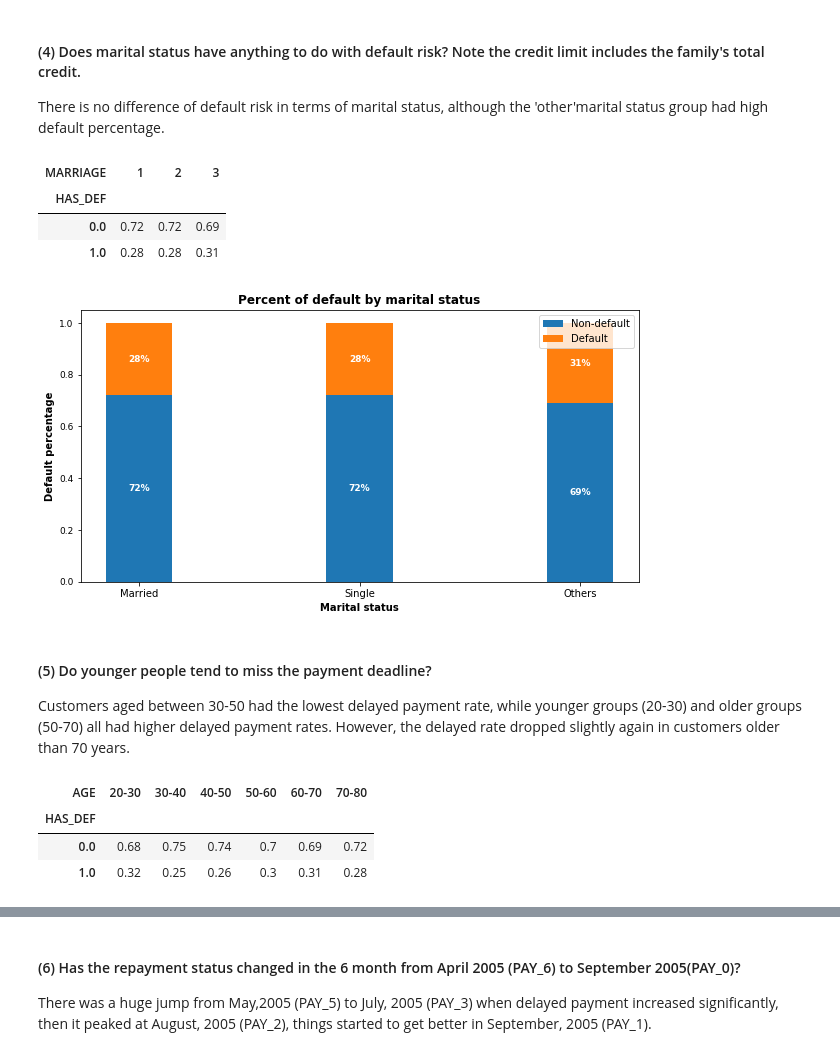
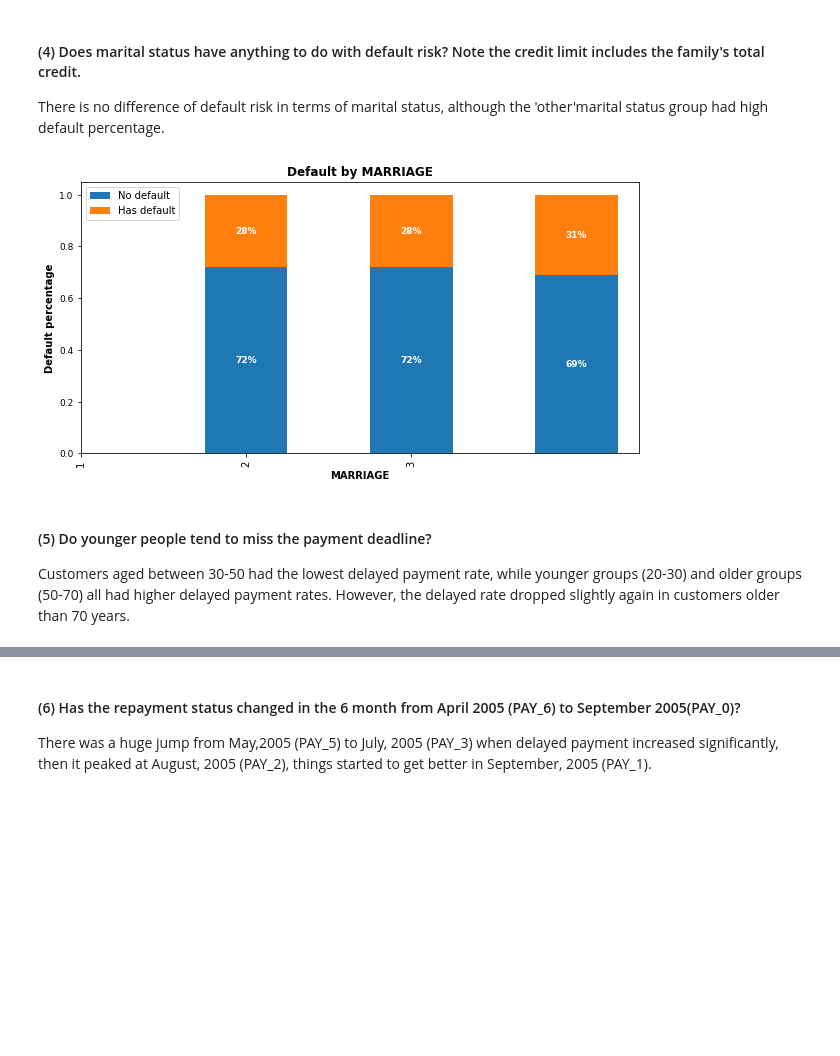
Before and after one commit to Hamrita/credit-card-default-prediction, a Jupyter notebook: EDA/credit_card_default_analysis_part1_EDA.ipynb, the cells around one changed output, grey strips where cells are left out. Drawn from its saved outputs; the diff is of its cells as text; code cells hidden in the pictures; blank space fills up the shorter version.

```diff
--- a/EDA/credit_card_default_analysis_part1_EDA.ipynb
+++ b/EDA/credit_card_default_analysis_part1_EDA.ipynb
@@ -466,34 +437,12 @@ plt.show()
 # %% [markdown]
 #### (4) Does marital status have anything to do with default risk? Note the credit limit includes the family's total credit.
 There is no difference of default risk in terms of marital status, although the 'other'marital status group had high default percentage.
-# %%
-# Get the percentage of default and non-default by marital group
-# 1: 'Married',2:'Single',3:'Others'
-
-default_by_mar = pd.crosstab(index=df['HAS_DEF'],columns = df['MARRIAGE'], normalize = 'columns')
-default_by_mar = default_by_mar.apply(lambda x: round(x,2))
-
-default_by_mar
-# %% [output]
-| MARRIAGE | 1 | 2 | 3 |
-| HAS_DEF |  |  |  |
-| 0.0 | 0.72 | 0.72 | 0.69 |
-| 1.0 | 0.28 | 0.28 | 0.31 |
-# %%
-# Plot a stacked bar chart to visualize default and non-default distribution by marital status
-
-labels = ["Married","Single","Others"]
-list1 = [0.72,0.72,0.69]
-list2 = [0.28,0.28,0.31]
-list1_name = "Non-default"
-list2_name = "Default"
-title = "Percent of default by marital status"
-xlabel = "Marital status"
-ylabel = "Default percentage"
-
-create_stacked_bar(labels,list1,list2,list1_name,list2_name,title,xlabel,ylabel)
-# %% [output]
-[figure, removed]
+# %%
+# Plot a stacked bar chart to visualize default and non-default distribution by marital status
+
+create_stacked_bar('MARRIAGE')
+# %% [output]
+[figure, added]
 # %% [markdown]
 #### (5) Do younger people tend to miss the payment deadline?
 
@@ -504,15 +453,3 @@ Customers aged between 30-50 had the lowest delayed payment rate, while younger
 bins= [21,30,40,50,60,70,80]
 labels = ['20-30','30-40','40-50','50-60','60-70','70-80']
 df['AGE'] = pd.cut(df['AGE'],bins=bins, labels=labels,right=False)
-# %%
-# Get the percentage of default and non-default by "AGE" group
-
-default_by_age = pd.crosstab(index=df['HAS_DEF'],columns = df['AGE'], normalize = 'columns')
-default_by_age = default_by_age.apply(lambda x: round(x,2))
-
-default_by_age
-# %% [output]
-| AGE | 20-30 | 30-40 | 40-50 | 50-60 | 60-70 | 70-80 |
-| HAS_DEF |  |  |  |  |  |  |
-| 0.0 | 0.68 | 0.75 | 0.74 | 0.7 | 0.69 | 0.72 |
-| 1.0 | 0.32 | 0.25 | 0.26 | 0.3 | 0.31 | 0.28 |
```
Also changed, not shown: parts of 12 cells of this notebook.
